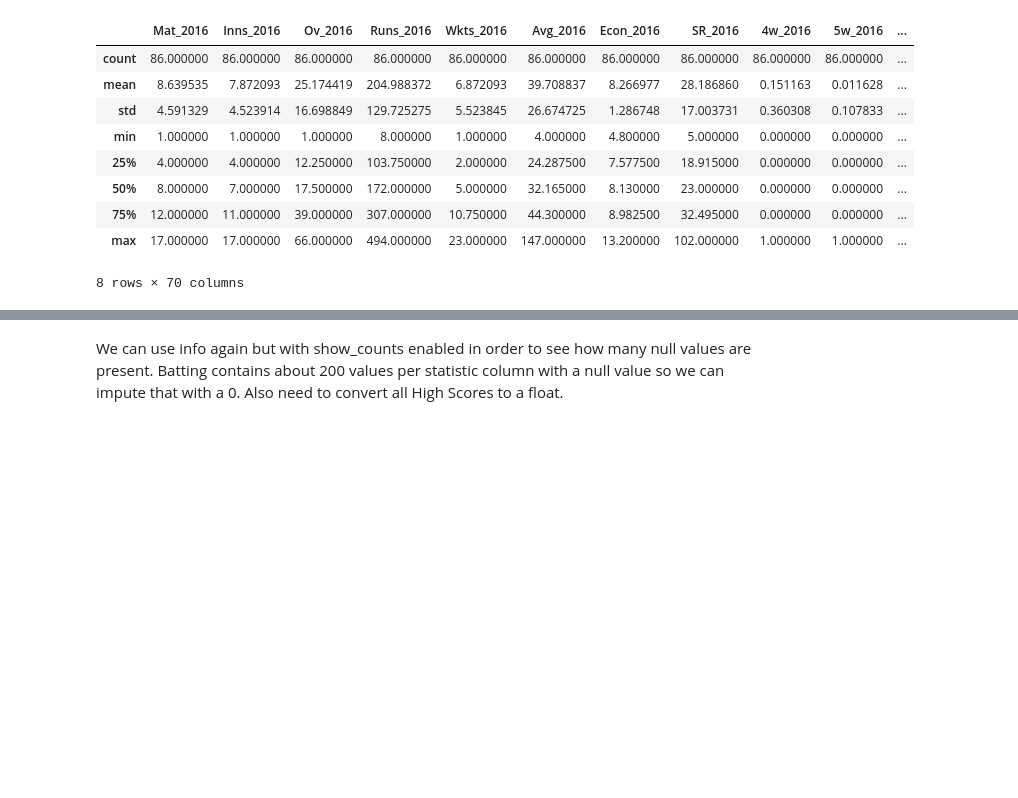
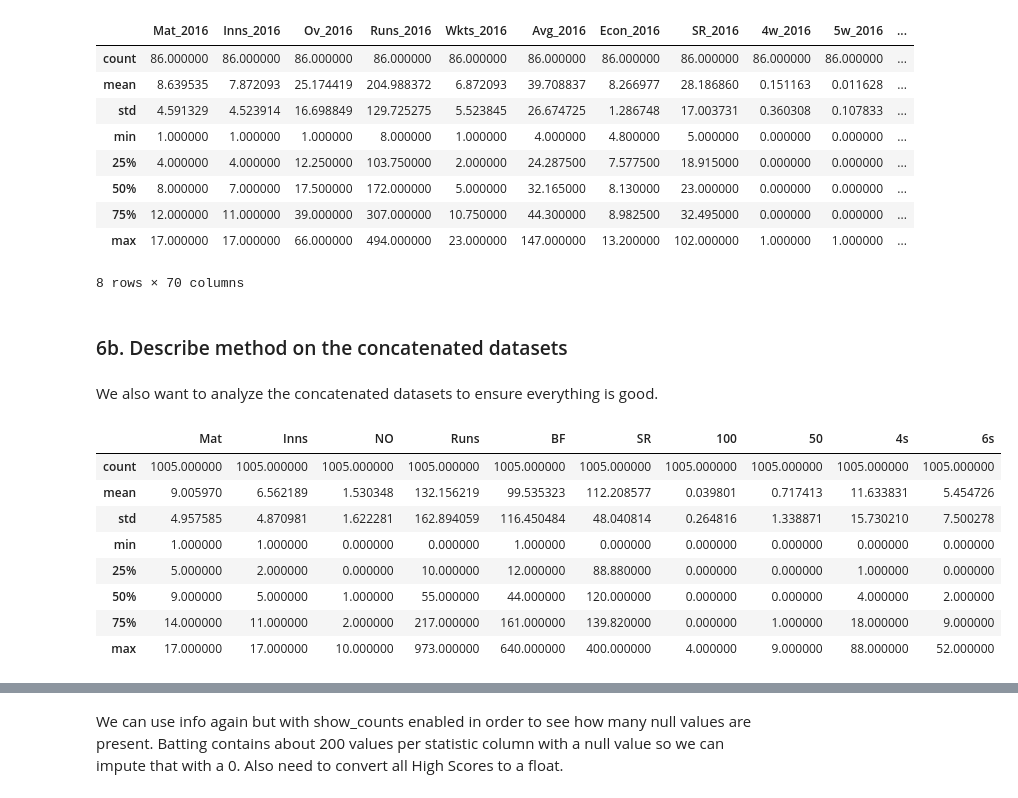
Before and after one commit to Vimal-Raghubir/IPL_Analysis, a Jupyter notebook: IPL_EDA.ipynb, the cells around one changed output, grey strips where cells are left out. Drawn from its saved outputs; the diff is of its cells as text; code cells hidden in the pictures; blank space fills up the shorter version.

```diff
--- a/IPL_EDA.ipynb
+++ b/IPL_EDA.ipynb
@@ -188,0 +211,5 @@ bowling_data_dropped_unneeded_columns.csv was written to successfully!
+# %%
+batting_data_concatenated.drop(['POS'], axis=1, inplace=True)
+
+# Calling function to write a csv file to our output folder
+write_csv_data("Outputs", "batting_data_concatenated_dropped_unneeded_columns.csv", batting_data_merged)
@@ -217,3 +255,19 @@ bowling_data.describe()
 | 75% | 12.000000 | 11.000000 | 39.000000 | 307.000000 | 10.750000 | 44.300000 | 8.982500 | 32.495000 | 0.000000 | 0.000000 | ... |
 | max | 17.000000 | 17.000000 | 66.000000 | 494.000000 | 23.000000 | 147.000000 | 13.200000 | 102.000000 | 1.000000 | 1.000000 | ... |
 8 rows × 70 columns
+# %% [markdown]
+### 6b. Describe method on the concatenated datasets
+# %% [markdown]
+We also want to analyze the concatenated datasets to ensure everything is good.
+# %%
+batting_data_concatenated.describe()
+# %% [output]
+|  | Mat | Inns | NO | Runs | BF | SR | 100 | 50 | 4s | 6s |
+| count | 1005.000000 | 1005.000000 | 1005.000000 | 1005.000000 | 1005.000000 | 1005.000000 | 1005.000000 | 1005.000000 | 1005.000000 | 1005.000000 |
+| mean | 9.005970 | 6.562189 | 1.530348 | 132.156219 | 99.535323 | 112.208577 | 0.039801 | 0.717413 | 11.633831 | 5.454726 |
+| std | 4.957585 | 4.870981 | 1.622281 | 162.894059 | 116.450484 | 48.040814 | 0.264816 | 1.338871 | 15.730210 | 7.500278 |
+| min | 1.000000 | 1.000000 | 0.000000 | 0.000000 | 1.000000 | 0.000000 | 0.000000 | 0.000000 | 0.000000 | 0.000000 |
+| 25% | 5.000000 | 2.000000 | 0.000000 | 10.000000 | 12.000000 | 88.880000 | 0.000000 | 0.000000 | 1.000000 | 0.000000 |
+| 50% | 9.000000 | 5.000000 | 1.000000 | 55.000000 | 44.000000 | 120.000000 | 0.000000 | 0.000000 | 4.000000 | 2.000000 |
+| 75% | 14.000000 | 11.000000 | 2.000000 | 217.000000 | 161.000000 | 139.820000 | 0.000000 | 1.000000 | 18.000000 | 9.000000 |
+| max | 17.000000 | 17.000000 | 10.000000 | 973.000000 | 640.000000 | 400.000000 | 4.000000 | 9.000000 | 88.000000 | 52.000000 |
```
Also changed, not shown: parts of 51 cells of this notebook, 11 other files.
